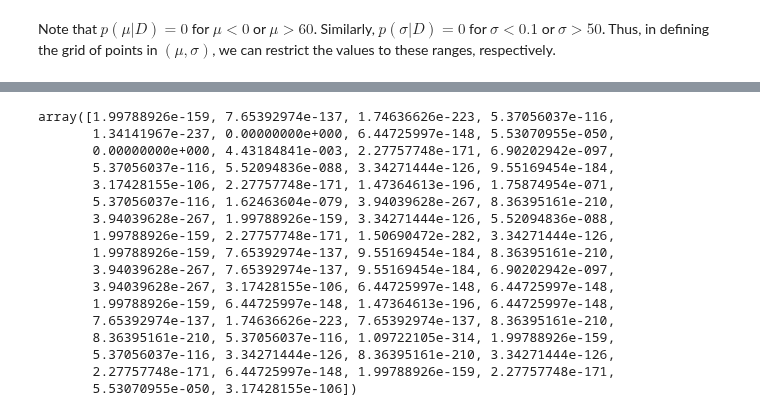
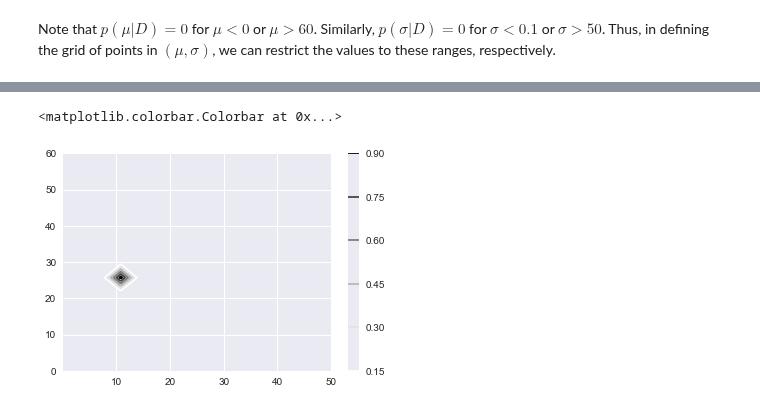
Before and after one commit to NOllAl/AM207HW, a Jupyter notebook: hw4/AM207_HW4.ipynb, the cells around one changed output, grey strips where cells are left out. Saved outputs shown, nothing was run; the diff lists cells and outputs as text; code cells hidden in the pictures.

```diff
--- a/hw4/AM207_HW4.ipynb
+++ b/hw4/AM207_HW4.ipynb
@@ -283,14 +312,13 @@ where we used the priors are independent. In the last equation, we use the $p(D)
 # %% [markdown]
 Note that $p(\mu\vert D) = 0$ for $\mu < 0$ or $\mu > 60$. Similarly, $p(\sigma \vert D) = 0$ for $\sigma < 0.1$ or $\sigma > 50$. Thus, in defining the grid of points in $(\mu, \sigma)$, we can restrict the values to these ranges, respectively.
 # %%
-mus = np.linspace(0, 60, num=10)
-sigmas = np.linspace(0.1, 50, num=10)
-print(mus.shape)
+n_grid = 15
+mus = np.linspace(0, 60, num=n_grid)
+sigmas = np.linspace(0.1, 50, num=n_grid)
 pdf_grid = np.zeros((mus.shape[0], sigmas.shape[0]))
 
 for i, mu in enumerate(mus):
     for j, sigma in enumerate(sigmas):
-        pdf_grid[i, j] = scipy.stats.norm.pdf(light_speed, loc=mu, scale=sigma)
-#foo, bar = np.meshgrid(mus, sigmas)
-#bar
-#help(np.meshgrid)
+        pdf_grid[i, j] = np.exp(np.sum(scipy.stats.norm.logpdf(light_speed, loc=mu, scale=sigma)))
+
+pdf_grid = pdf_grid / np.sum(pdf_grid)
@@ -320,20 +325,7 @@ class norm_gen(scipy.stats._distn_infrastructure.rv_continuous)
-# %%
-scipy.stats.norm.pdf(light_speed, loc=1)
-# %% [output]
-array([1.99788926e-159, 7.65392974e-137, 1.74636626e-223, 5.37056037e-116,
-       1.34141967e-237, 0.00000000e+000, 6.44725997e-148, 5.53070955e-050,
-       0.00000000e+000, 4.43184841e-003, 2.27757748e-171, 6.90202942e-097,
-       5.37056037e-116, 5.52094836e-088, 3.34271444e-126, 9.55169454e-184,
-       3.17428155e-106, 2.27757748e-171, 1.47364613e-196, 1.75874954e-071,
-       5.37056037e-116, 1.62463604e-079, 3.94039628e-267, 8.36395161e-210,
-       3.94039628e-267, 1.99788926e-159, 3.34271444e-126, 5.52094836e-088,
-       1.99788926e-159, 2.27757748e-171, 1.50690472e-282, 3.34271444e-126,
-       1.99788926e-159, 7.65392974e-137, 9.55169454e-184, 8.36395161e-210,
-       3.94039628e-267, 7.65392974e-137, 9.55169454e-184, 6.90202942e-097,
-       3.94039628e-267, 3.17428155e-106, 6.44725997e-148, 6.44725997e-148,
-       1.99788926e-159, 6.44725997e-148, 1.47364613e-196, 6.44725997e-148,
-       7.65392974e-137, 1.74636626e-223, 7.65392974e-137, 8.36395161e-210,
-       8.36395161e-210, 5.37056037e-116, 1.09722105e-314, 1.99788926e-159,
-       5.37056037e-116, 3.34271444e-126, 8.36395161e-210, 3.34271444e-126,
-       2.27757748e-171, 6.44725997e-148, 1.99788926e-159, 2.27757748e-171,
-       5.53070955e-050, 3.17428155e-106])
+# %%
+plt.contour(sigmas, mus, pdf_grid)
+#cax = plt.axes([0.85, 0.1, 0.075, 0.8])
+plt.colorbar()
+# %% [output]
+<matplotlib.colorbar.Colorbar at 0x...>
+[figure, added]
```
Also changed, not shown: parts of 22 cells of this notebook.
